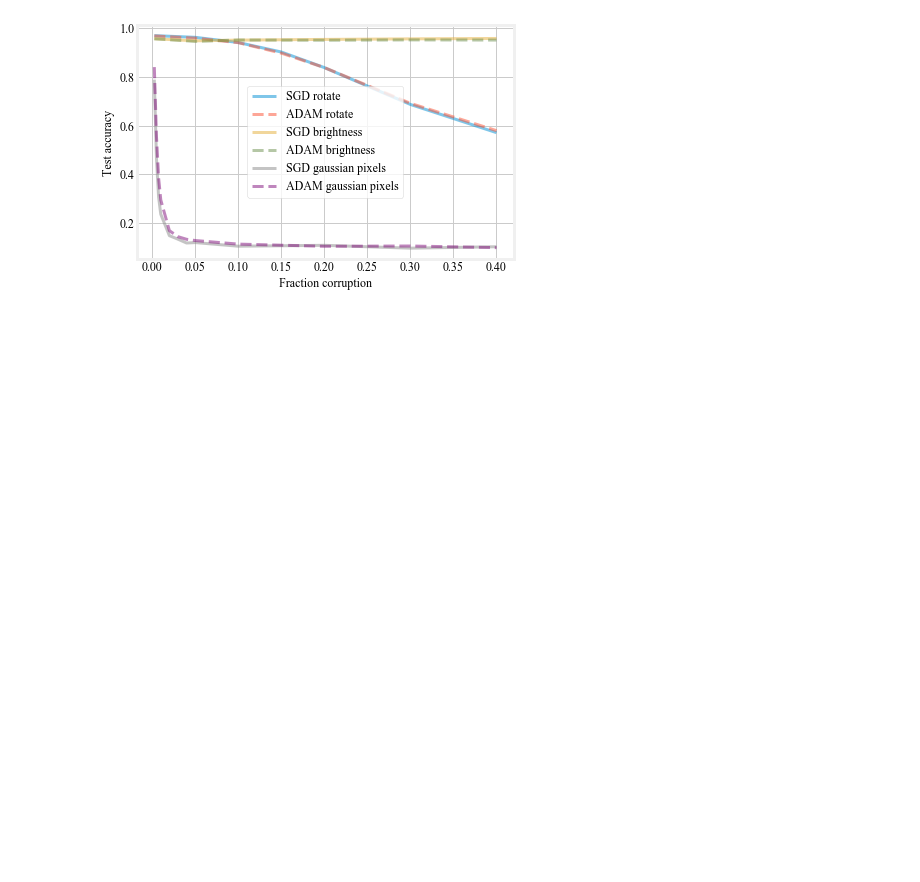
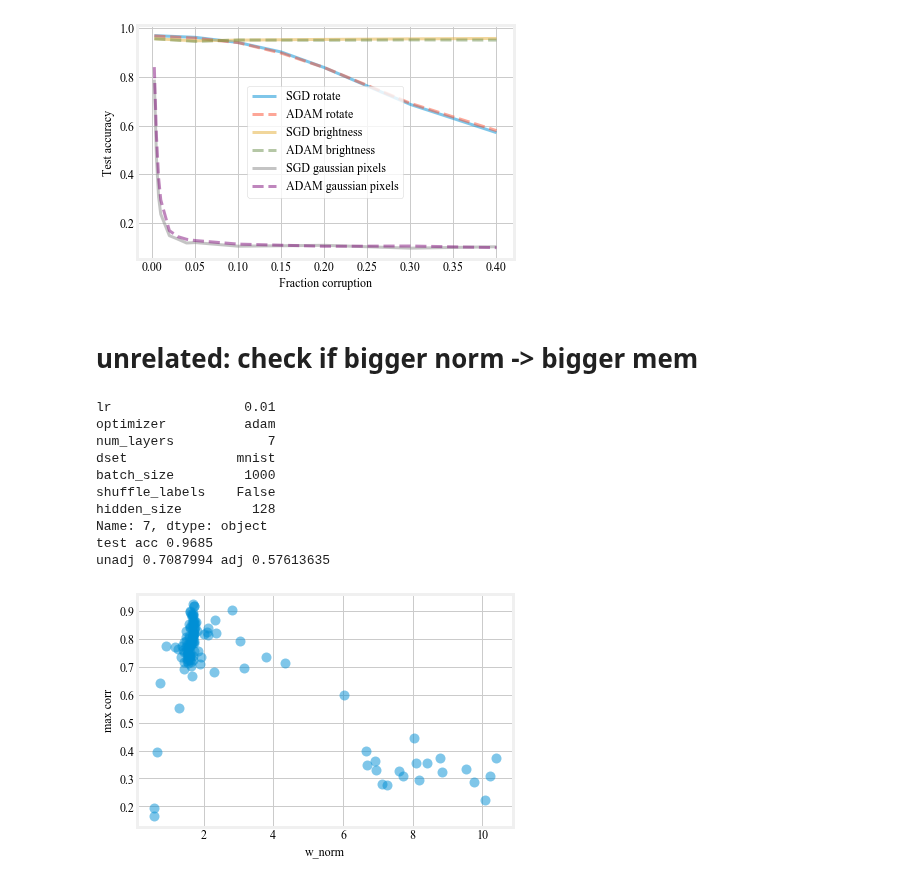
Before and after one commit to csinva/dnn-experiments, a Jupyter notebook: vision_analyze/ex_weights.ipynb, the cells around one changed output. Drawn from its saved outputs; the diff is of its cells as text; code cells hidden in the pictures; blank space fills up the shorter version.

```diff
--- a/vision_analyze/ex_weights.ipynb
+++ b/vision_analyze/ex_weights.ipynb
@@ -310,3 +319,34 @@ plt.savefig('corrupted.pdf')
 plt.show()
 # %% [output]
 [figure]
+# %% [markdown]
+# unrelated: check if bigger norm -> bigger mem
+# %%
+r = results
+r = r[r.corr0_final > 0.5]
+r = r[r.max_test_acc >= 0.9]
+r = r.reset_index()
+row = r.iloc[7]
+sweep_params = ['lr', 'optimizer', 'num_layers', 'dset', 'batch_size', 'shuffle_labels', 'hidden_size']# wanna group by everything but seed
+print(row[sweep_params])
+print('test acc', row.max_test_acc)
+tmax = max(ts)
+d = row['mean_max_corrs'][tmax]['fc.0.weight']
+plt.plot(d['W_norms'], d['max_corrs'], 'o')
+plt.xlabel('w_norm')
+plt.ylabel('max corr')
+
+print('unadj', row.corr0_final, 'adj', row.corr0_adj_final)
+plt.show()
+# %% [output]
+lr                 0.01
+optimizer          adam
+num_layers            7
+dset              mnist
+batch_size         1000
+shuffle_labels    False
+hidden_size         128
+Name: 7, dtype: object
+test acc 0.9685
+unadj 0.7087994 adj 0.57613635
+[figure, added]
```
Also changed, not shown: parts of 6 cells of this notebook, 4 other files.
